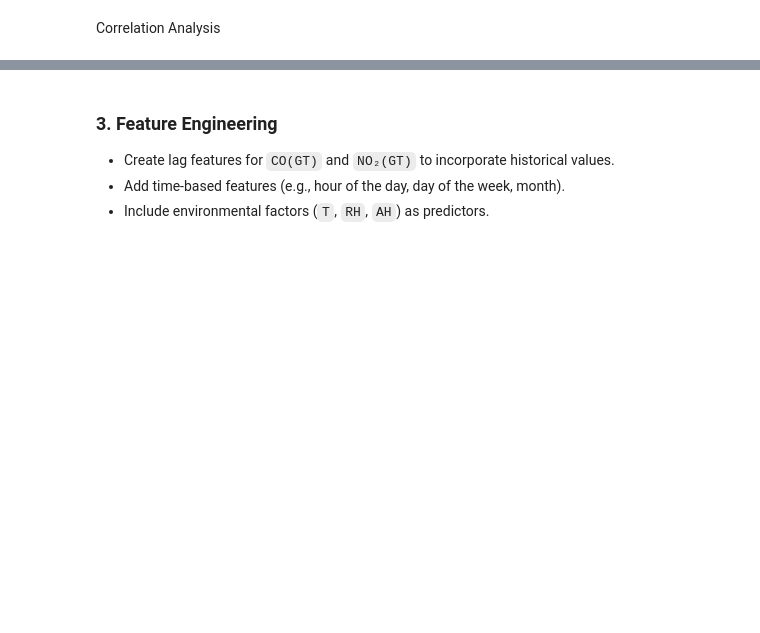
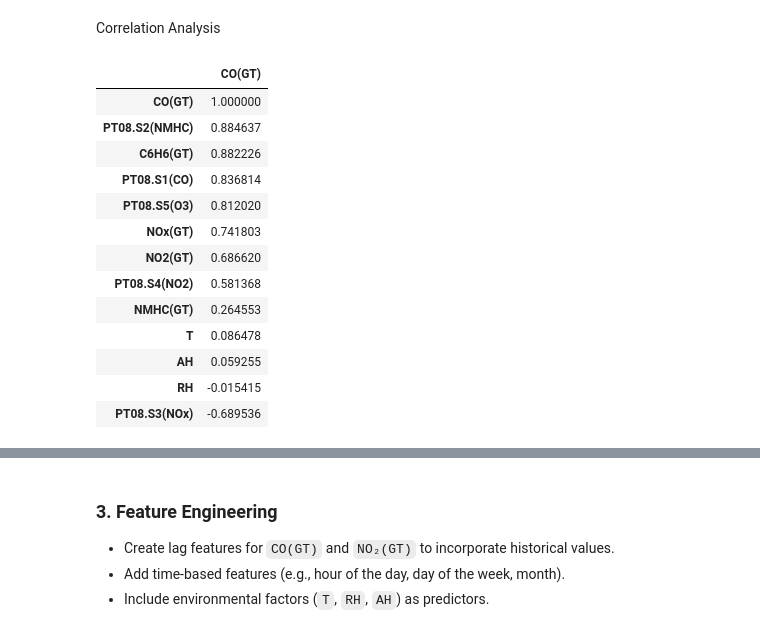
Before and after one commit to avimallik/co_and_no2_time_series_forecasting, a Jupyter notebook: co_and_no2_time_series_forecasting.ipynb, the cells around one changed output, grey strips where cells are left out. Saved outputs shown, nothing was run; the diff lists cells and outputs as text; code cells hidden in the pictures; blank space fills up the shorter version.

```diff
--- a/co_and_no2_time_series_forecasting.ipynb
+++ b/co_and_no2_time_series_forecasting.ipynb
@@ -331,2 +334,24 @@ plt.show()
 # %% [markdown]
 Correlation Analysis
+# %%
+# correlation analysis with respect to CO
+def corr_analysis(col_name):
+    corr_of_co = df_dt.corr()[col_name].sort_values(ascending=False)
+    return pd.DataFrame(corr_of_co)
+
+corr_analysis('CO(GT)')
+# %% [output]
+|  | CO(GT) |
+| CO(GT) | 1.000000 |
+| PT08.S2(NMHC) | 0.884637 |
+| C6H6(GT) | 0.882226 |
+| PT08.S1(CO) | 0.836814 |
+| PT08.S5(O3) | 0.812020 |
+| NOx(GT) | 0.741803 |
+| NO2(GT) | 0.686620 |
+| PT08.S4(NO2) | 0.581368 |
+| NMHC(GT) | 0.264553 |
+| T | 0.086478 |
+| AH | 0.059255 |
+| RH | -0.015415 |
+| PT08.S3(NOx) | -0.689536 |
```
Also changed, not shown: parts of 10 cells of this notebook, 2 other files.
